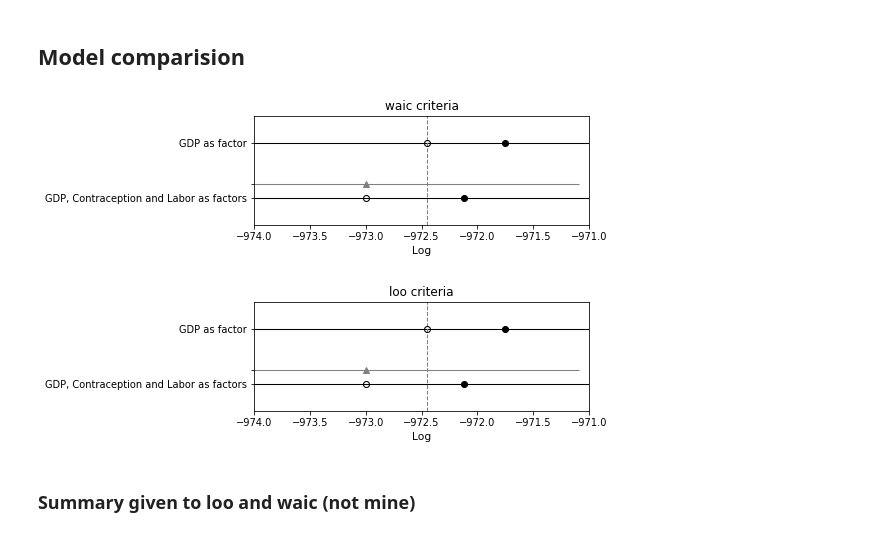
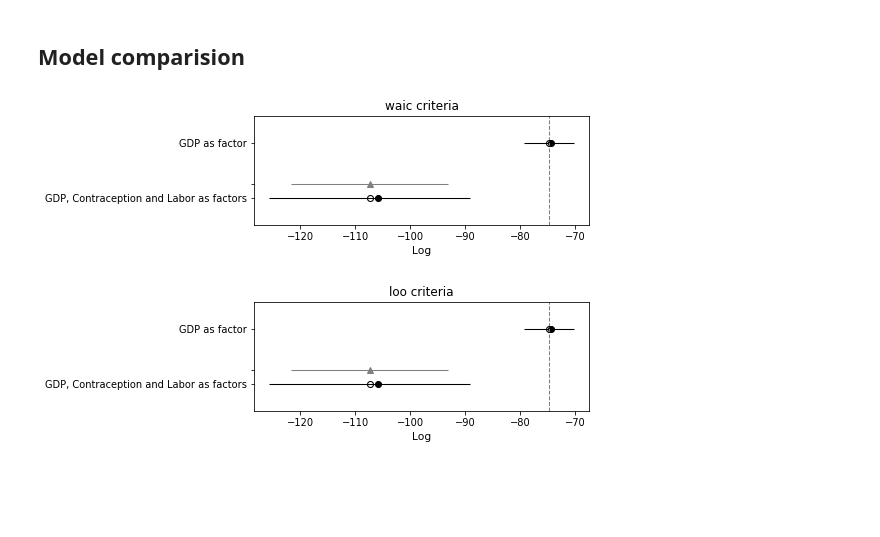
Before and after one commit to michalsciubisz/fertility_rate_project, a Jupyter notebook: fertility_rate.ipynb, the cells around one changed output. Cells and saved outputs as stored; diff of their text form; code cells hidden in the pictures; blank space fills up the shorter version.

```diff
--- a/fertility_rate.ipynb
+++ b/fertility_rate.ipynb
@@ -197,0 +277,2 @@ Considering histograms for dataframes with dropped columns and the complete one,
+# %%
+prior_df = asia_poor_df
@@ -338,6 +403,6 @@ data_simulation_gdp_post = {
 }
 # %%
-R = len(prior_df)
+R = len(training_df)
 
 sim_post_gdp = gdp_posterior.sample(data=data_simulation_gdp_post, iter_warmup=500, iter_sampling=R, chains=1, seed=2001)
 sim_post_gdp_df = sim_post_gdp.draws_pd()
@@ -370,19 +596,34 @@ INFO:cmdstanpy:compiled model executable: /home/posterior_combined
 # %%
+# data_simulation_posterior_combined = {
+#     'N': len(training_df),
+#     'gdp_per_capita': training_df['GDP per capita'].values/1000,
+#     'labor_force' : training_df['Labor force rate'],
+#     'contaceptive_prevalence' : training_df['Contraceptive prevalence'],
+#     'fertility_rate' : training_df['Fertility rate'].values,
+#     'mu_alpha': training_df['Fertility rate'].mean(),
+#     'sig_alpha': training_df['Fertility rate'].std(),
+#     'mu_beta': 0.5,
+#     'sig_beta': 0.005,
+#     'shape' : 4,
+#     'rate' : 20
+# }
+
+
 data_simulation_posterior_combined = {
-    'N': len(prior_df),
-    'gdp_per_capita': prior_df['GDP per capita'].values/1000,
-    'labor_force' : prior_df['Labor force rate'],
-    'contaceptive_prevalence' : prior_df['Contraceptive prevalence'],
-    'fertility_rate' : prior_df['Fertility rate'].values,
-    'mu_alpha': np.log(prior_df['Fertility rate'].mean()),
-    'sig_alpha': np.log(prior_df['Fertility rate'].std()),
-    'mu_beta': 0.1,
+    'N': len(training_df),
+    'gdp_per_capita': training_df['GDP per capita'].values,
+    'labor_force' : training_df['Labor force rate'],
+    'contaceptive_prevalence' : training_df['Contraceptive prevalence'],
+    'fertility_rate' : training_df['Fertility rate'].values,
+    'mu_alpha': training_df['Fertility rate'].mean(),
+    'sig_alpha': training_df['Fertility rate'].std(),
+    'mu_beta': 0.7,
     'sig_beta': 0.05,
-    'shape' : 2,
-    'rate' : 1.75
+    'shape' : 0,
+    'rate' : 10
 }
 # %%
-R = len(prior_df)
+R = len(training_df)
 
 sim_combined = posterior_combined.sample(data=data_simulation_posterior_combined, iter_warmup=500, iter_sampling=R, chains=1, seed=2001)
 sim_post_gdp_df = sim_combined.draws_pd()
@@ -417,22 +815,18 @@ compare_waic = az.compare(comp_dict, ic='waic')
 compare_loo = az.compare(comp_dict, ic='loo')
 # %%
 ax = az.plot_compare(compare_waic)
-ax.set_xlim(left=-974, right=-971)
 ax.set_title('waic criteria')
 plt.show()
 # %% [output]
-[figure, old version]
+[figure, new version]
 # %%
 ax = az.plot_compare(compare_loo)
-ax.set_xlim(left=-974, right=-971)
 ax.set_title('loo criteria')
 plt.show()
 # %% [output]
-[figure, old version]
+[figure, new version]
 # %%
 #TODO Have models been compared using information criteria
 #TODO Have result for WAIC been discussed (is there a clear winner, or is there an overlap, were there any warnings)
 #TODO Have result for PSIS-LOO been discussed (is there a clear winner, or is there an overlap, were there any warnings)
 #TODO Whas the model comparison discussed? Do authors agree with information criteria? Why in your opinion one model better than another
-# %% [markdown]
-### Summary given to loo and waic (not mine)
```
Also changed, not shown: parts of 46 cells of this notebook, 16 other files.
